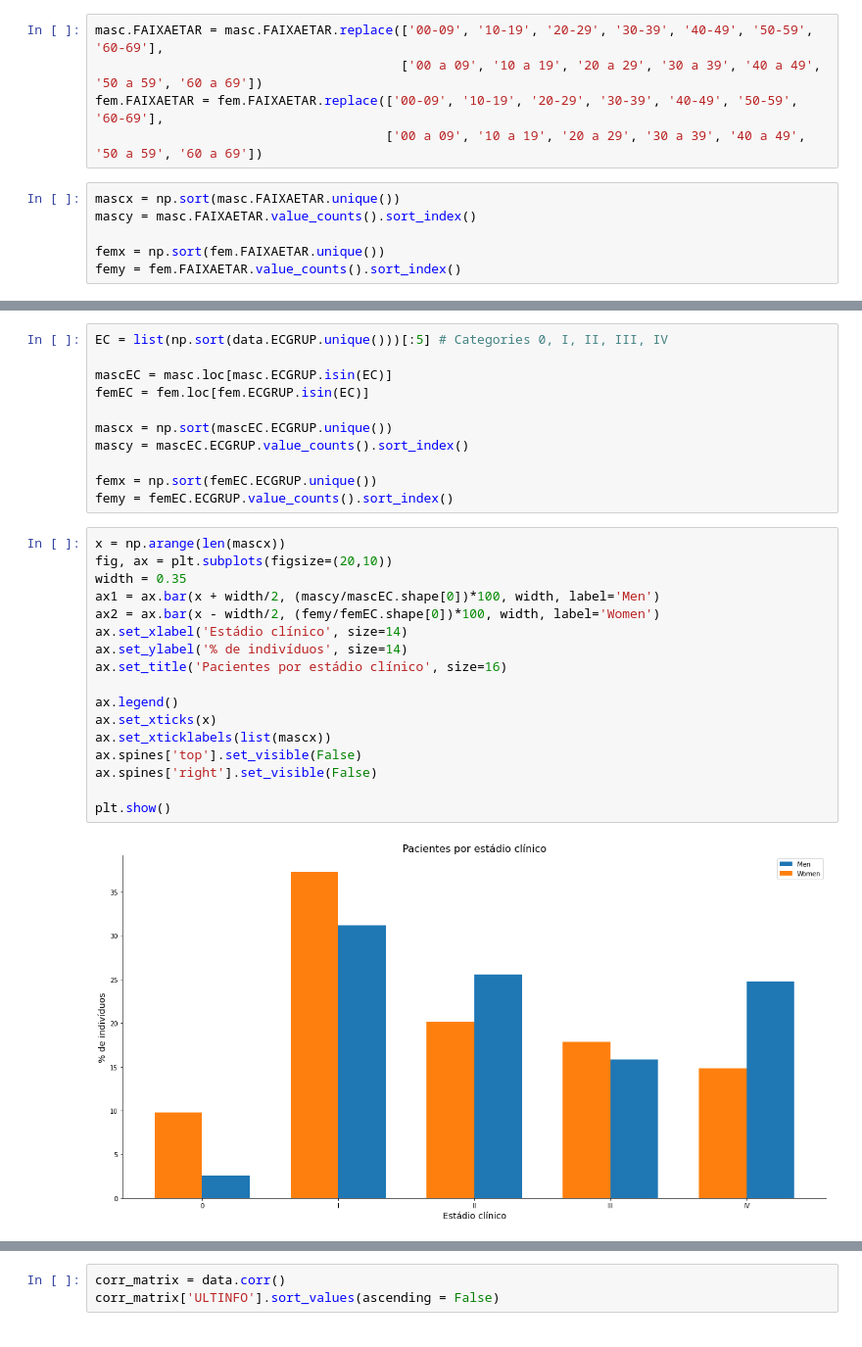
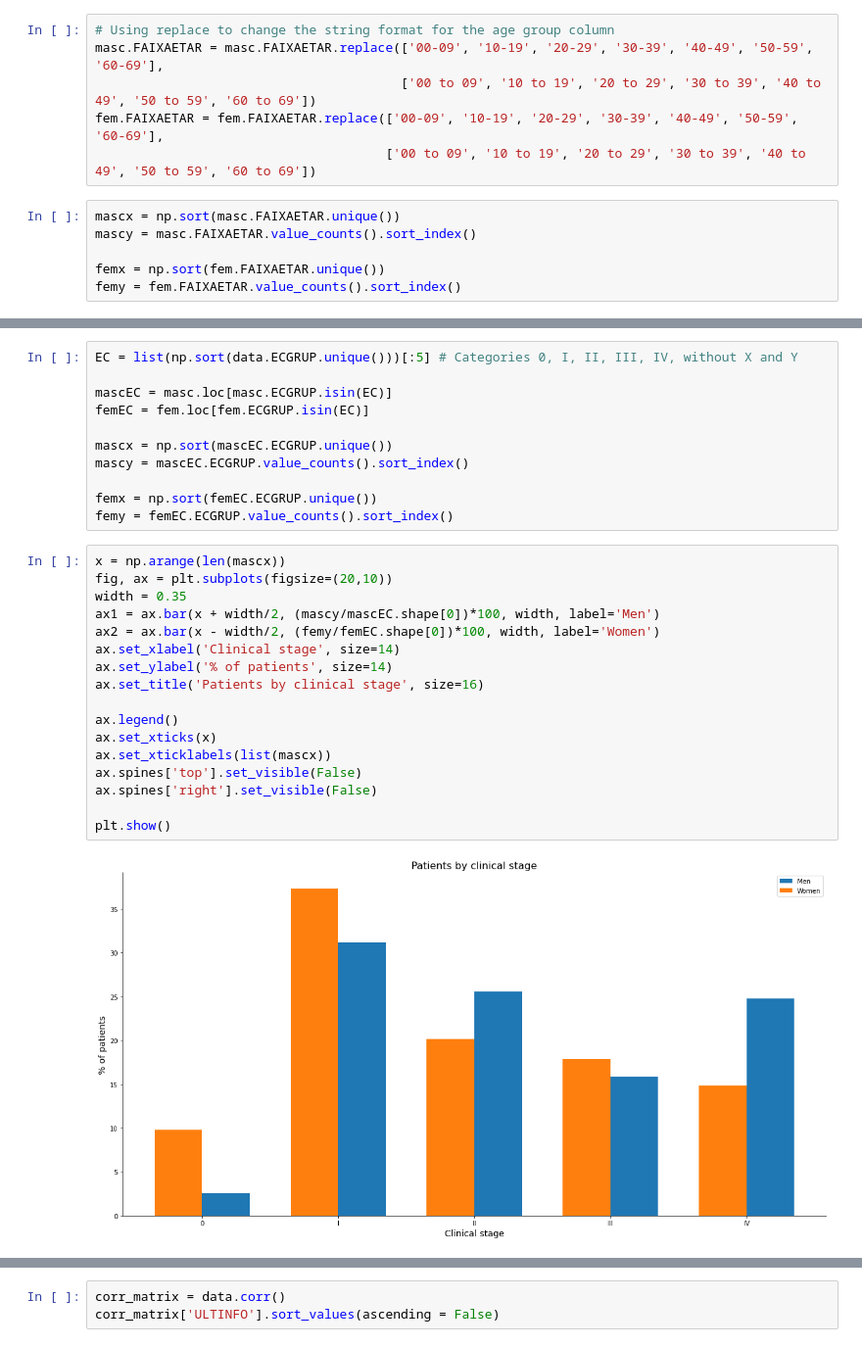
Before and after one commit to DCD-NSEE/cancer_project, a Jupyter notebook: docs/Cancer Data Analysis.ipynb, the cells around one changed output, grey strips where cells are left out. Shown at 98% size. Drawn from its saved outputs; the diff is of its cells as text.

```diff
--- a/docs/Cancer Data Analysis.ipynb
+++ b/docs/Cancer Data Analysis.ipynb
@@ -134,8 +115,9 @@ plt.show()
 # %%
+# Using replace to change the string format for the age group column
 masc.FAIXAETAR = masc.FAIXAETAR.replace(['00-09', '10-19', '20-29', '30-39', '40-49', '50-59', '60-69'],
-                                        ['00 a 09', '10 a 19', '20 a 29', '30 a 39', '40 a 49', '50 a 59', '60 a 69'])
+                                        ['00 to 09', '10 to 19', '20 to 29', '30 to 39', '40 to 49', '50 to 59', '60 to 69'])
 fem.FAIXAETAR = fem.FAIXAETAR.replace(['00-09', '10-19', '20-29', '30-39', '40-49', '50-59', '60-69'],
-                                      ['00 a 09', '10 a 19', '20 a 29', '30 a 39', '40 a 49', '50 a 59', '60 a 69'])
+                                      ['00 to 09', '10 to 19', '20 to 29', '30 to 39', '40 to 49', '50 to 59', '60 to 69'])
 # %%
 mascx = np.sort(masc.FAIXAETAR.unique())
 mascy = masc.FAIXAETAR.value_counts().sort_index()
@@ -160,5 +148,5 @@ plt.show()
 # %%
-EC = list(np.sort(data.ECGRUP.unique()))[:5] # Categories 0, I, II, III, IV
+EC = list(np.sort(data.ECGRUP.unique()))[:5] # Categories 0, I, II, III, IV, without X and Y
 
 mascEC = masc.loc[masc.ECGRUP.isin(EC)]
 femEC = fem.loc[fem.ECGRUP.isin(EC)]
@@ -171,19 +159,19 @@ femy = femEC.ECGRUP.value_counts().sort_index()
 # %%
 x = np.arange(len(mascx))
 fig, ax = plt.subplots(figsize=(20,10))
 width = 0.35
 ax1 = ax.bar(x + width/2, (mascy/mascEC.shape[0])*100, width, label='Men')
 ax2 = ax.bar(x - width/2, (femy/femEC.shape[0])*100, width, label='Women')
-ax.set_xlabel('Estádio clínico', size=14)
-ax.set_ylabel('% de indivíduos', size=14)
-ax.set_title('Pacientes por estádio clínico', size=16)
+ax.set_xlabel('Clinical stage', size=14)
+ax.set_ylabel('% of patients', size=14)
+ax.set_title('Patients by clinical stage', size=16)
 
 ax.legend()
 ax.set_xticks(x)
 ax.set_xticklabels(list(mascx))
 ax.spines['top'].set_visible(False)
 ax.spines['right'].set_visible(False)
 
 plt.show()
 # %% [output]
-[figure, old version]
+[figure, new version]
```
Also changed, not shown: parts of 178 cells of this notebook, 44 other files.
